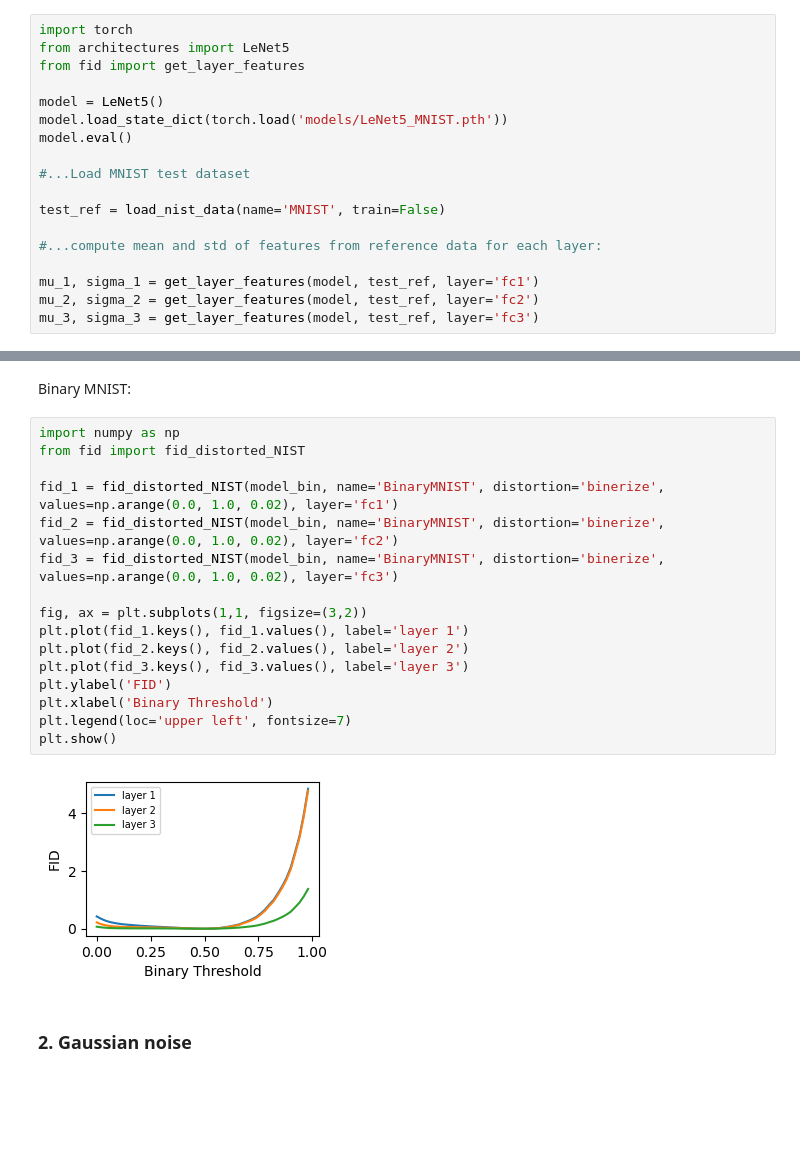
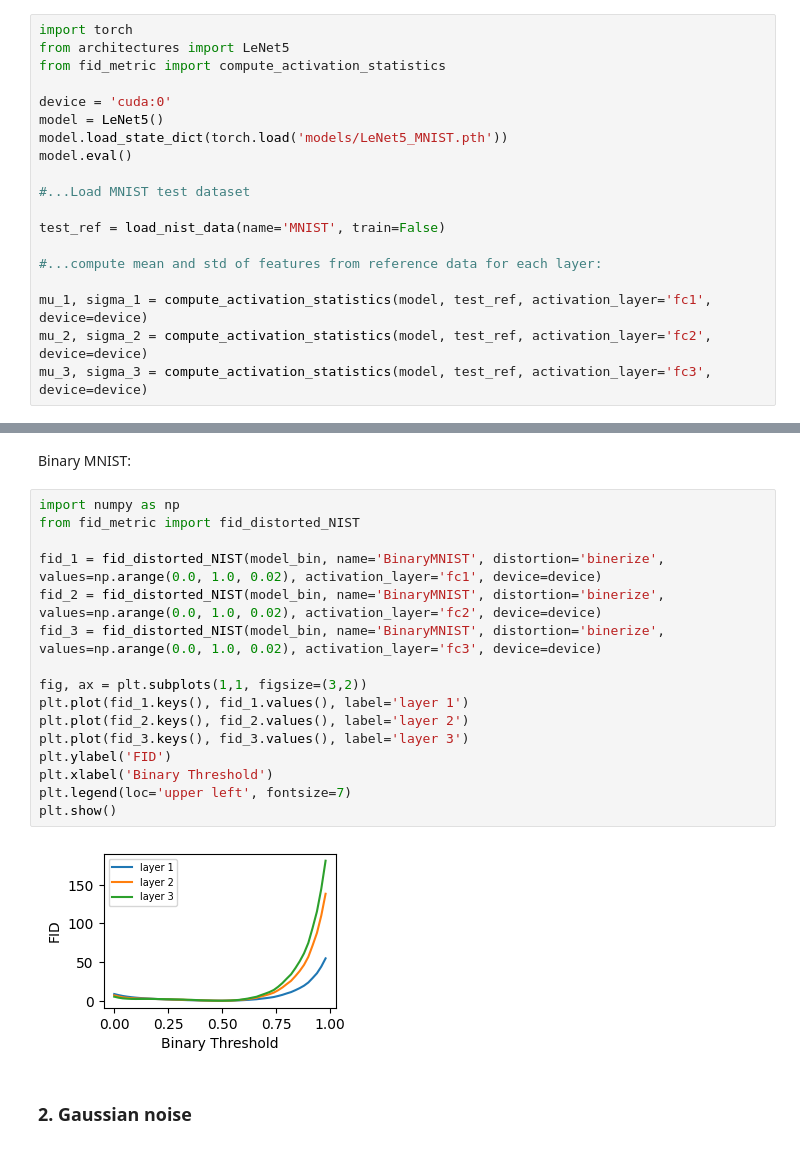
Before and after one commit to dfaroughy/FID-MNIST, a Jupyter notebook: FID_MNIST.ipynb, the cells around one changed output, grey strips where cells are left out. Cells and saved outputs as stored; diff of their text form; blank space fills up the shorter version.

```diff
--- a/FID_MNIST.ipynb
+++ b/FID_MNIST.ipynb
@@ -135,8 +117,9 @@ The trained LeNet-5 classifiers have classification accuracies above 98%.
 # %%
 import torch
 from architectures import LeNet5
-from fid import get_layer_features
+from fid_metric import compute_activation_statistics
 
+device = 'cuda:0'
 model = LeNet5()
 model.load_state_dict(torch.load('models/LeNet5_MNIST.pth'))
 model.eval()
@@ -147,7 +130,7 @@ test_ref = load_nist_data(name='MNIST', train=False)
 
 #...compute mean and std of features from reference data for each layer:
 
-mu_1, sigma_1 = get_layer_features(model, test_ref, layer='fc1')
-mu_2, sigma_2 = get_layer_features(model, test_ref, layer='fc2')
-mu_3, sigma_3 = get_layer_features(model, test_ref, layer='fc3')
+mu_1, sigma_1 = compute_activation_statistics(model, test_ref, activation_layer='fc1', device=device)
+mu_2, sigma_2 = compute_activation_statistics(model, test_ref, activation_layer='fc2', device=device)
+mu_3, sigma_3 = compute_activation_statistics(model, test_ref, activation_layer='fc3', device=device)
 # %%
@@ -305,22 +230,22 @@ plt.show()
 Binary MNIST:
 # %%
 import numpy as np
-from fid import fid_distorted_NIST
+from fid_metric import fid_distorted_NIST
 
-fid_1 = fid_distorted_NIST(model_bin, name='BinaryMNIST', distortion='binerize', values=np.arange(0.0, 1.0, 0.02), layer='fc1')
-fid_2 = fid_distorted_NIST(model_bin, name='BinaryMNIST', distortion='binerize', values=np.arange(0.0, 1.0, 0.02), layer='fc2')
-fid_3 = fid_distorted_NIST(model_bin, name='BinaryMNIST', distortion='binerize', values=np.arange(0.0, 1.0, 0.02), layer='fc3')
+fid_1 = fid_distorted_NIST(model_bin, name='BinaryMNIST', distortion='binerize', values=np.arange(0.0, 1.0, 0.02), activation_layer='fc1', device=device)
+fid_2 = fid_distorted_NIST(model_bin, name='BinaryMNIST', distortion='binerize', values=np.arange(0.0, 1.0, 0.02), activation_layer='fc2', device=device)
+fid_3 = fid_distorted_NIST(model_bin, name='BinaryMNIST', distortion='binerize', values=np.arange(0.0, 1.0, 0.02), activation_layer='fc3', device=device)
 
 fig, ax = plt.subplots(1,1, figsize=(3,2))
 plt.plot(fid_1.keys(), fid_1.values(), label='layer 1')
 plt.plot(fid_2.keys(), fid_2.values(), label='layer 2')
 plt.plot(fid_3.keys(), fid_3.values(), label='layer 3')
 plt.ylabel('FID')
 plt.xlabel('Binary Threshold')
 plt.legend(loc='upper left', fontsize=7)
 plt.show()
 # %% [output]
-[figure, old version]
+[figure, new version]
 # %% [markdown]
 ### 2. Gaussian noise
 # %% [markdown]
```
Also changed, not shown: parts of 35 cells of this notebook, 8 other files.
